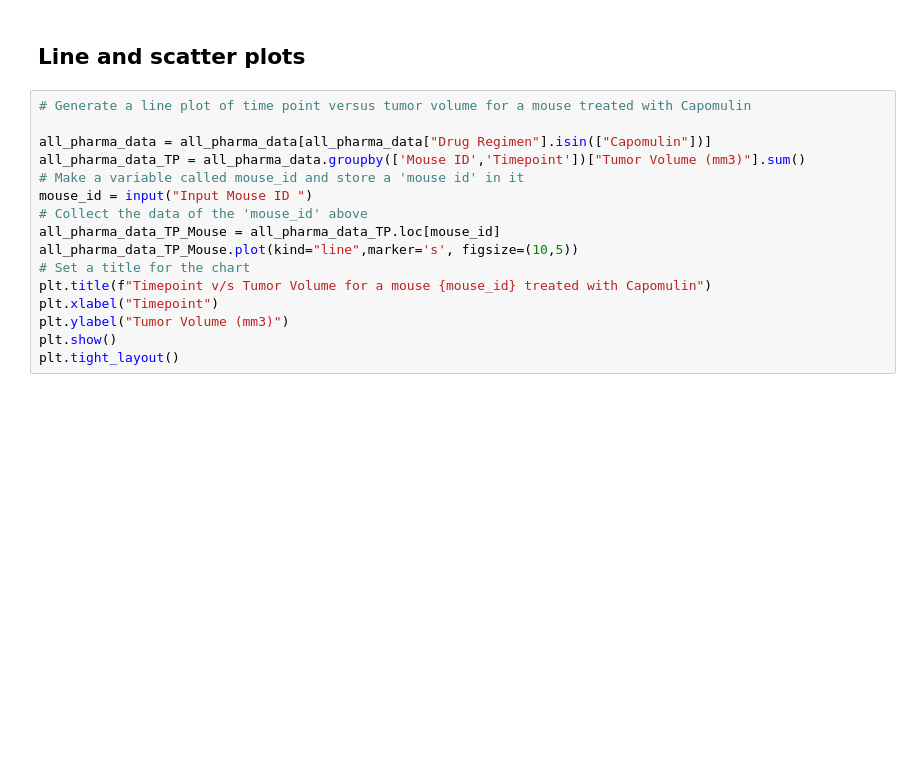
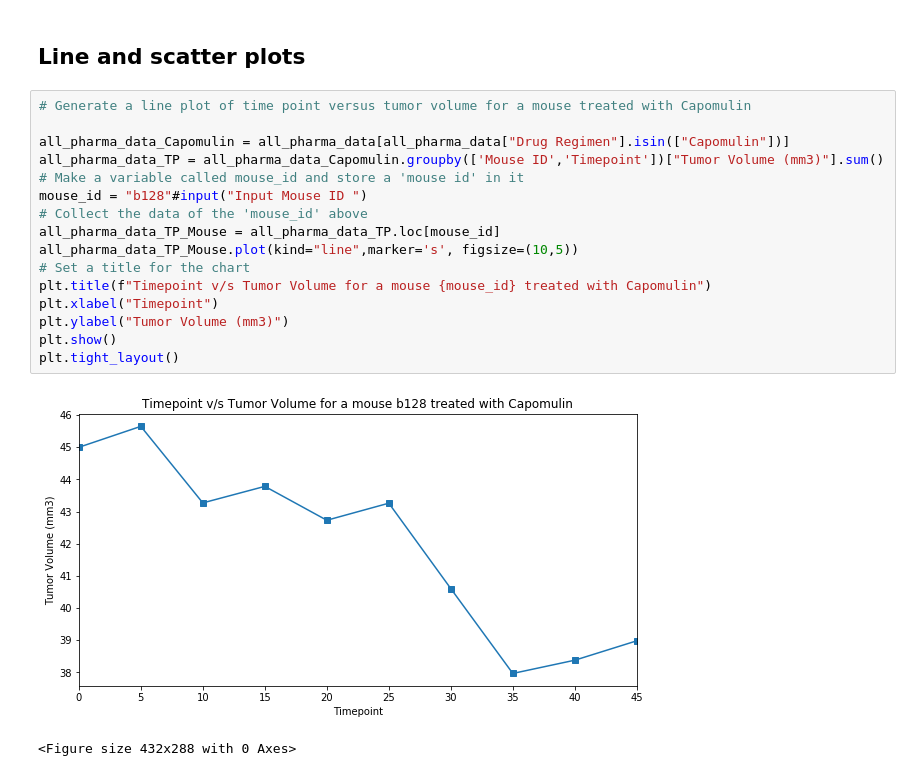
Before and after one commit to deepmalaagarwal/MATPLOTLIB_challenge, a Jupyter notebook: pymaceuticals_starter.ipynb, the cells around one changed output. Drawn from its saved outputs; the diff is of its cells as text; blank space fills up the shorter version.

```diff
--- a/pymaceuticals_starter.ipynb
+++ b/pymaceuticals_starter.ipynb
@@ -153,17 +172,20 @@ plt.show()
 # %%
 # Generate a line plot of time point versus tumor volume for a mouse treated with Capomulin
 
-all_pharma_data = all_pharma_data[all_pharma_data["Drug Regimen"].isin(["Capomulin"])]
-all_pharma_data_TP = all_pharma_data.groupby(['Mouse ID','Timepoint'])["Tumor Volume (mm3)"].sum()
+all_pharma_data_Capomulin = all_pharma_data[all_pharma_data["Drug Regimen"].isin(["Capomulin"])]
+all_pharma_data_TP = all_pharma_data_Capomulin.groupby(['Mouse ID','Timepoint'])["Tumor Volume (mm3)"].sum()
 # Make a variable called mouse_id and store a 'mouse id' in it
-mouse_id = input("Input Mouse ID ")
+mouse_id = "b128"#input("Input Mouse ID ")
 # Collect the data of the 'mouse_id' above
 all_pharma_data_TP_Mouse = all_pharma_data_TP.loc[mouse_id]
 all_pharma_data_TP_Mouse.plot(kind="line",marker='s', figsize=(10,5))
 # Set a title for the chart
 plt.title(f"Timepoint v/s Tumor Volume for a mouse {mouse_id} treated with Capomulin")
 plt.xlabel("Timepoint")
 plt.ylabel("Tumor Volume (mm3)")
 plt.show()
 plt.tight_layout()
+# %% [output]
+[figure, added]
+<Figure size 432x288 with 0 Axes>
 # %%
```
Also changed, not shown: parts of 3 cells of this notebook.
